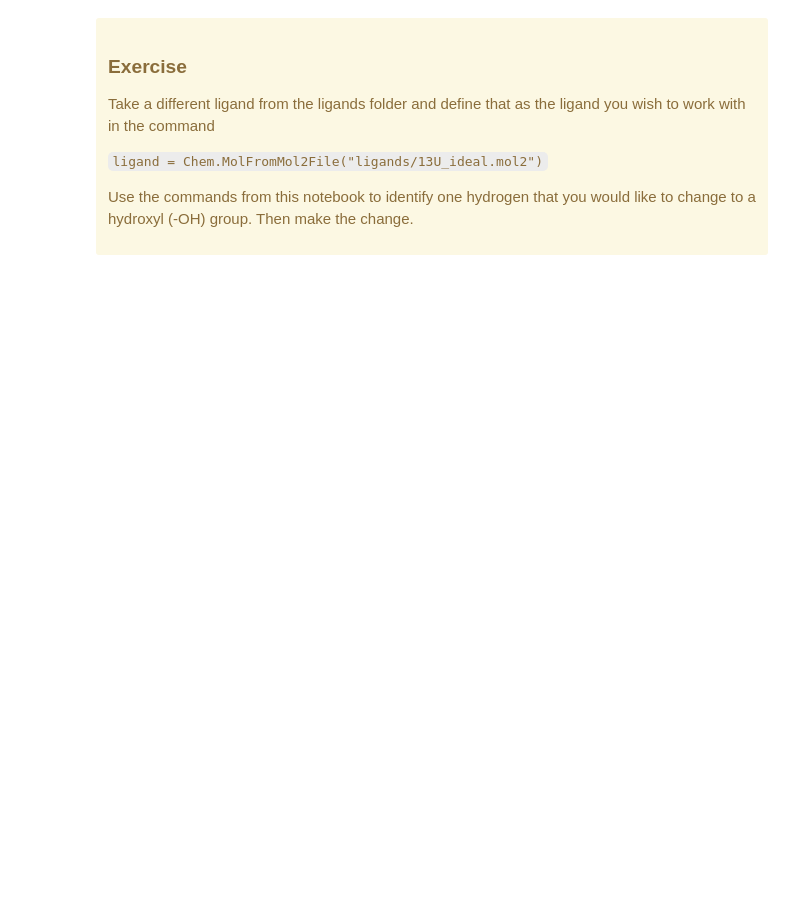
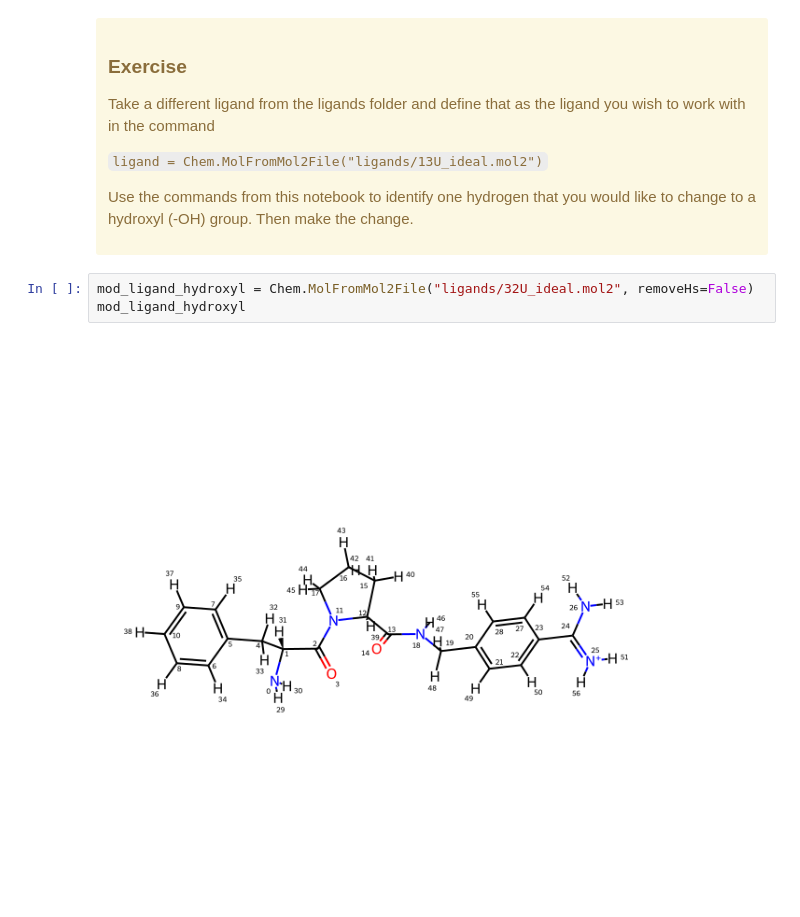
Before and after one commit to sectorabc/iqb-2024, a Jupyter notebook: molecule_manipulation.ipynb, the cells around one changed output. Drawn from its saved outputs; the diff is of its cells as text; blank space fills up the shorter version.

```diff
--- a/molecule_manipulation.ipynb
+++ b/molecule_manipulation.ipynb
@@ -152,3 +174,8 @@ Take a different ligand from the ligands folder and define that as the ligand yo
 
 Use the commands from this notebook to identify one hydrogen that you would like to change to a hydroxyl (-OH) group. Then make the change.
 </div>
+# %%
+mod_ligand_hydroxyl = Chem.MolFromMol2File("ligands/32U_ideal.mol2", removeHs=False)
+mod_ligand_hydroxyl
+# %% [output]
+[figure, added]
```
Also changed, not shown: parts of 13 cells of this notebook, 1 other file.
